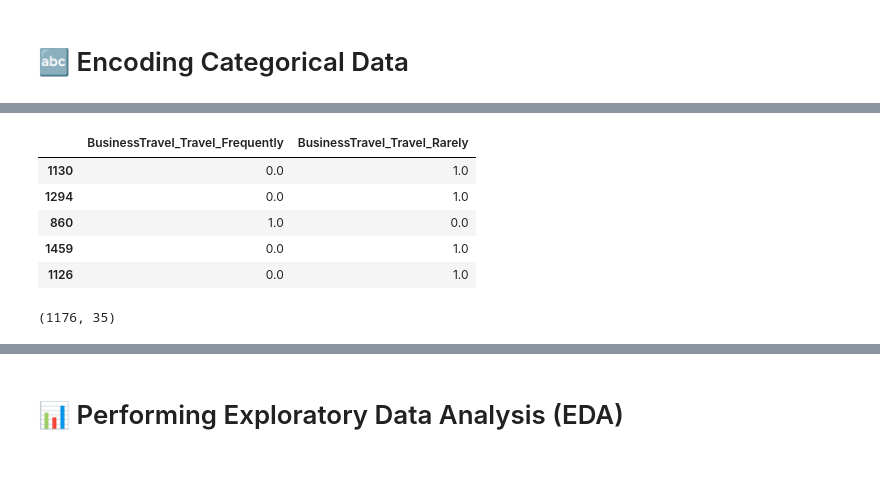
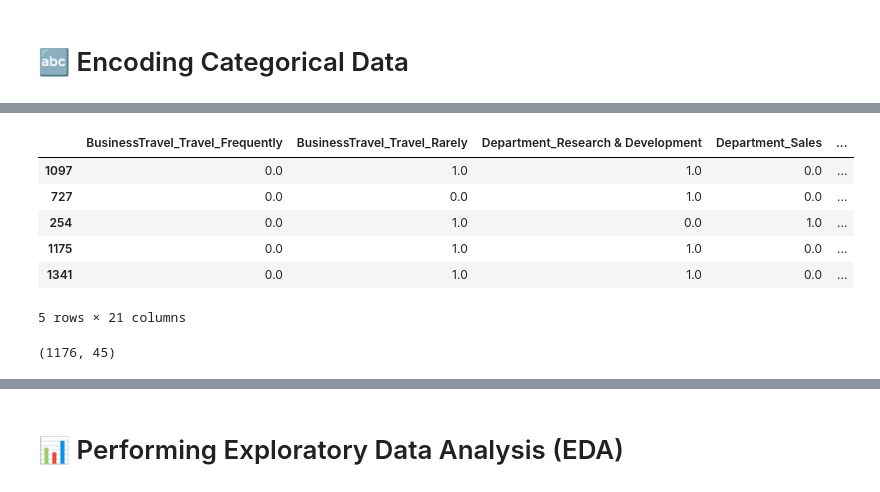
Before and after one commit to sujainyadav/-Employee-Attrition-Performance, a Jupyter notebook: Employee Attrition & Performance .ipynb, the cells around one changed output, grey strips where cells are left out. Cells and saved outputs as stored; diff of their text form; code cells hidden in the pictures.

```diff
--- a/Employee Attrition & Performance .ipynb
+++ b/Employee Attrition & Performance .ipynb
@@ -232,3 +232,5 @@ Attrition: 2 : ['Yes' 'No']
 data_set.duplicated().sum()
 # %% [output]
 np.int64(0)
+# %%
+data_set.drop(columns=['Over18', 'EmployeeCount','StandardHours'], inplace=True)
@@ -271,8 +277,2 @@ x_train.tail()
 # %% [markdown]
 # 🔤 Encoding Categorical Data
-# %%
-# Ordinal Encoding
-oe=OrdinalEncoder()
-x_train[['Department','EducationField','Gender','JobRole','MaritalStatus','OverTime']]=oe.fit_transform(x_train[['Department','EducationField','Gender','JobRole','MaritalStatus','OverTime']])
-x_test[['Department','EducationField','Gender','JobRole','MaritalStatus','OverTime']]=oe.transform(x_test[['Department','EducationField','Gender','JobRole','MaritalStatus','OverTime']])
-x_train.tail(5)
@@ -287,25 +279,35 @@ x_train.tail(5)
 # %%
 # One Hot Encoder (OHE)
+Nominal_cols = [
+    'BusinessTravel',
+    'Department',
+    'EducationField',
+    'Gender',
+    'JobRole',
+    'MaritalStatus',
+    'OverTime'
+]
 ohe=OneHotEncoder(sparse_output=False,drop='first')
-x_train_ohe=pd.DataFrame(ohe.fit_transform(x_train[['BusinessTravel']]),
-    columns=ohe.get_feature_names_out(['BusinessTravel']),
+x_train_ohe=pd.DataFrame(ohe.fit_transform(x_train[Nominal_cols]),
+    columns=ohe.get_feature_names_out(Nominal_cols),
     index=x_train.index)
-x_test_ohe=pd.DataFrame(ohe.transform(x_test[['BusinessTravel']]),
-    columns=ohe.get_feature_names_out(['BusinessTravel']),
+x_test_ohe=pd.DataFrame(ohe.transform(x_test[Nominal_cols]),
+    columns=ohe.get_feature_names_out(Nominal_cols),
     index=x_test.index)
-x_train_ohe.tail()
+x_train_ohe.head()
 # %% [output]
-|  | BusinessTravel_Travel_Frequently | BusinessTravel_Travel_Rarely |
-| 1130 | 0.0 | 1.0 |
-| 1294 | 0.0 | 1.0 |
-| 860 | 1.0 | 0.0 |
-| 1459 | 0.0 | 1.0 |
-| 1126 | 0.0 | 1.0 |
+|  | BusinessTravel_Travel_Frequently | BusinessTravel_Travel_Rarely | Department_Research & Development | Department_Sales | ... |
+| 1097 | 0.0 | 1.0 | 1.0 | 0.0 | ... |
+| 727 | 0.0 | 0.0 | 1.0 | 0.0 | ... |
+| 254 | 0.0 | 1.0 | 0.0 | 1.0 | ... |
+| 1175 | 0.0 | 1.0 | 1.0 | 0.0 | ... |
+| 1341 | 0.0 | 1.0 | 1.0 | 0.0 | ... |
+5 rows × 21 columns
 # %%
-x_train=x_train.drop(columns=['BusinessTravel'])
-x_test=x_test.drop(columns=['BusinessTravel'])
+x_train=x_train.drop(columns=Nominal_cols)
+x_test=x_test.drop(columns=Nominal_cols)
 x_train=pd.concat([x_train,x_train_ohe],axis=1)
 x_test=pd.concat([x_test,x_test_ohe],axis=1)
 x_train.shape
 # %% [output]
-(1176, 35)
+(1176, 45)
```
Also changed, not shown: parts of 7 cells of this notebook.
